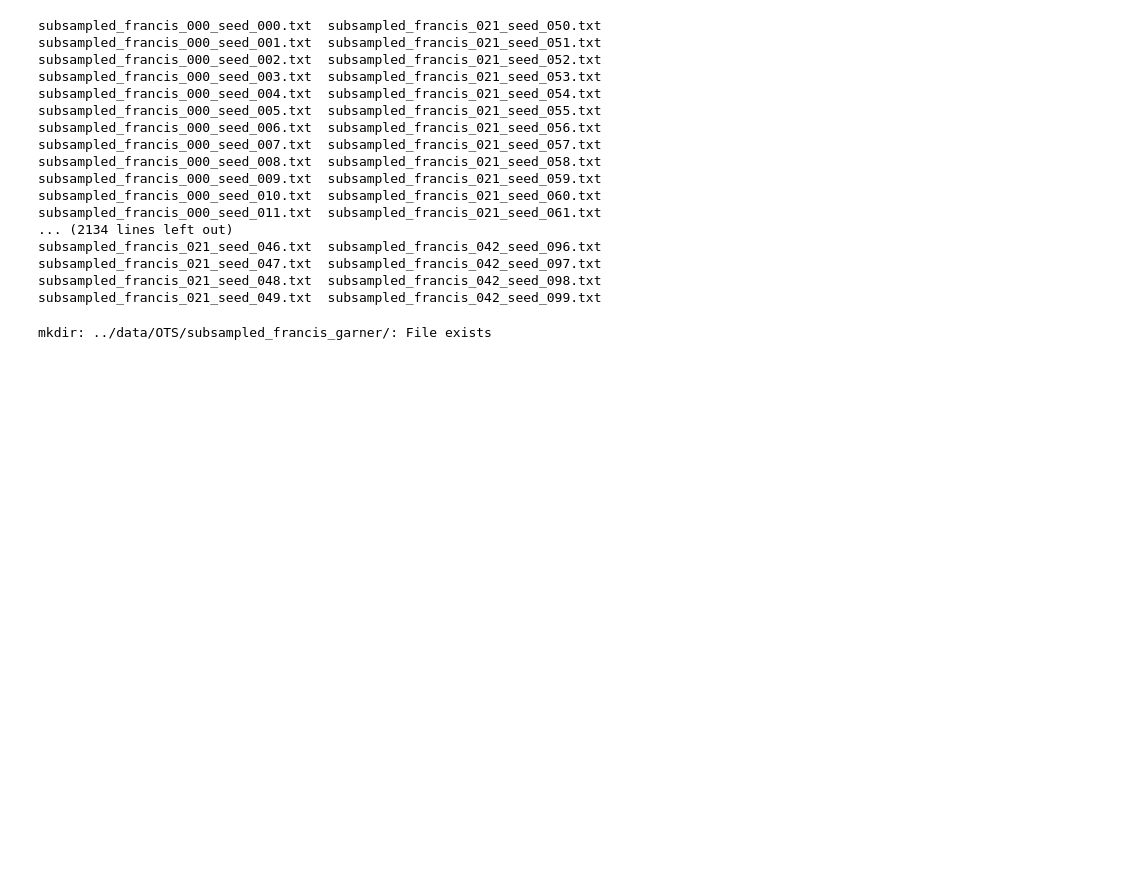
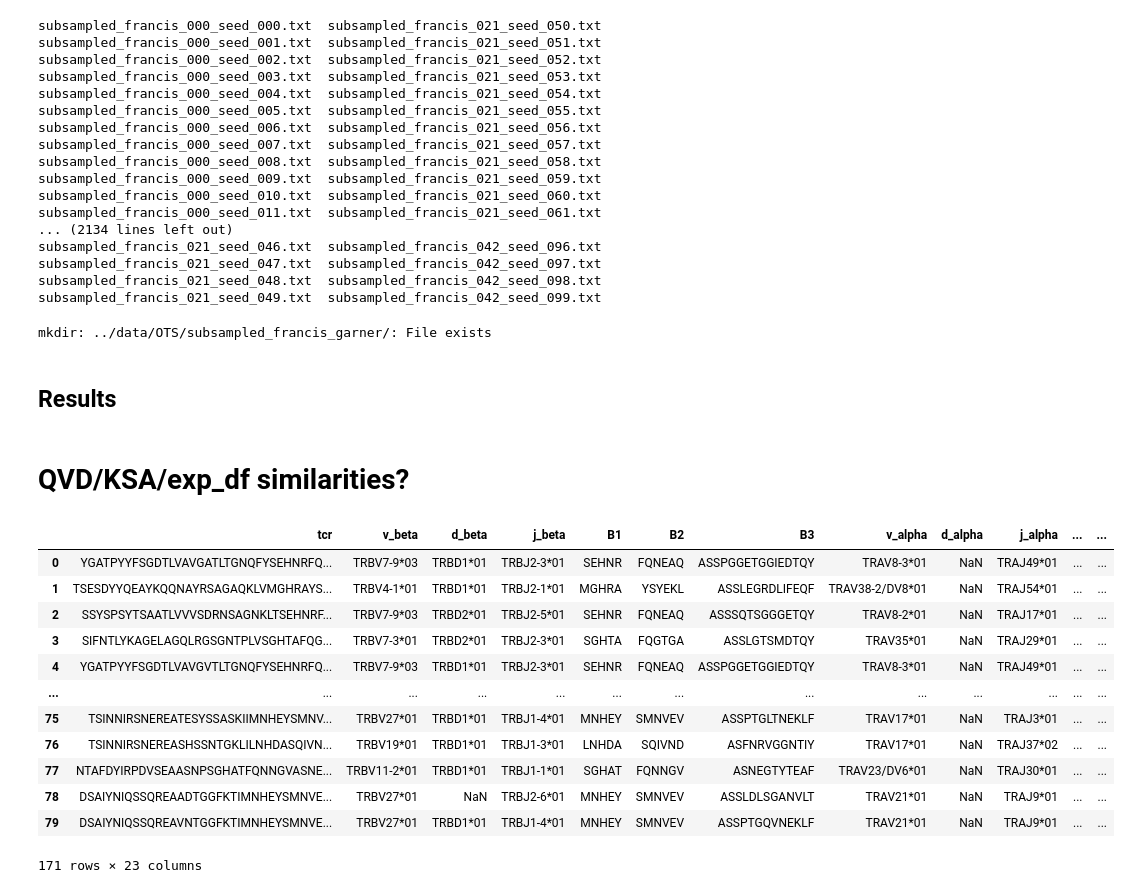
Before and after one commit to richieYT-wan/tclustr, a Jupyter notebook: notebooks/241001_extra_exps2.ipynb, the cells around one changed output. Cells and saved outputs as stored; diff of their text form; code cells hidden in the pictures; blank space fills up the shorter version.

Commit message:
added qvd/ksa/train mix data

```diff
--- a/notebooks/241001_extra_exps2.ipynb
+++ b/notebooks/241001_extra_exps2.ipynb
@@ -247,3 +249,26 @@ for i in tqdm(range(44), desc='i'):
                                               seed) for seed in tqdm(range(100),leave=False,position=0))
 # %% [output]
 mkdir: ../data/OTS/subsampled_francis_garner/: File exists
+# %% [markdown]
+## Results
+# %% [markdown]
+# QVD/KSA/exp_df similarities?
+# %%
+exp_df = pd.read_csv('../data/filtered/240326_nettcr_paired_NOswaps.csv')
+cancer = pd.concat([pd.read_csv(x) for x in glob.glob('../data/OTS/eberhardt_cancer/*.txt')])
+cancer['peptide'] = cancer['TSubtype'].apply(lambda x: 'QVD' if 'qvd' in x.lower() else 'KSA')
+cancer
+# %% [output]
+|  | tcr | v_beta | d_beta | j_beta | B1 | B2 | B3 | v_alpha | d_alpha | j_alpha | ... | ... |
+| 0 | YGATPYYFSGDTLVAVGATLTGNQFYSEHNRFQ... | TRBV7-9*03 | TRBD1*01 | TRBJ2-3*01 | SEHNR | FQNEAQ | ASSPGGETGGIEDTQY | TRAV8-3*01 | NaN | TRAJ49*01 | ... | ... |
+| 1 | TSESDYYQEAYKQQNAYRSAGAQKLVMGHRAYS... | TRBV4-1*01 | TRBD1*01 | TRBJ2-1*01 | MGHRA | YSYEKL | ASSLEGRDLIFEQF | TRAV38-2/DV8*01 | NaN | TRAJ54*01 | ... | ... |
+| 2 | SSYSPSYTSAATLVVVSDRNSAGNKLTSEHNRF... | TRBV7-9*03 | TRBD2*01 | TRBJ2-5*01 | SEHNR | FQNEAQ | ASSSQTSGGGETQY | TRAV8-2*01 | NaN | TRAJ17*01 | ... | ... |
+| 3 | SIFNTLYKAGELAGQLRGSGNTPLVSGHTAFQG... | TRBV7-3*01 | TRBD2*01 | TRBJ2-3*01 | SGHTA | FQGTGA | ASSLGTSMDTQY | TRAV35*01 | NaN | TRAJ29*01 | ... | ... |
+| 4 | YGATPYYFSGDTLVAVGVTLTGNQFYSEHNRFQ... | TRBV7-9*03 | TRBD1*01 | TRBJ2-3*01 | SEHNR | FQNEAQ | ASSPGGETGGIEDTQY | TRAV8-3*01 | NaN | TRAJ49*01 | ... | ... |
+| ... | ... | ... | ... | ... | ... | ... | ... | ... | ... | ... | ... | ... |
+| 75 | TSINNIRSNEREATESYSSASKIIMNHEYSMNV... | TRBV27*01 | TRBD1*01 | TRBJ1-4*01 | MNHEY | SMNVEV | ASSPTGLTNEKLF | TRAV17*01 | NaN | TRAJ3*01 | ... | ... |
+| 76 | TSINNIRSNEREASHSSNTGKLILNHDASQIVN... | TRBV19*01 | TRBD1*01 | TRBJ1-3*01 | LNHDA | SQIVND | ASFNRVGGNTIY | TRAV17*01 | NaN | TRAJ37*02 | ... | ... |
+| 77 | NTAFDYIRPDVSEAASNPSGHATFQNNGVASNE... | TRBV11-2*01 | TRBD1*01 | TRBJ1-1*01 | SGHAT | FQNNGV | ASNEGTYTEAF | TRAV23/DV6*01 | NaN | TRAJ30*01 | ... | ... |
+| 78 | DSAIYNIQSSQREAADTGGFKTIMNHEYSMNVE... | TRBV27*01 | NaN | TRBJ2-6*01 | MNHEY | SMNVEV | ASSLDLSGANVLT | TRAV21*01 | NaN | TRAJ9*01 | ... | ... |
+| 79 | DSAIYNIQSSQREAVNTGGFKTIMNHEYSMNVE... | TRBV27*01 | TRBD1*01 | TRBJ1-4*01 | MNHEY | SMNVEV | ASSPTGQVNEKLF | TRAV21*01 | NaN | TRAJ9*01 | ... | ... |
+171 rows × 23 columns
```
Also changed, not shown: parts of 4 cells of this notebook, 1 other file.
